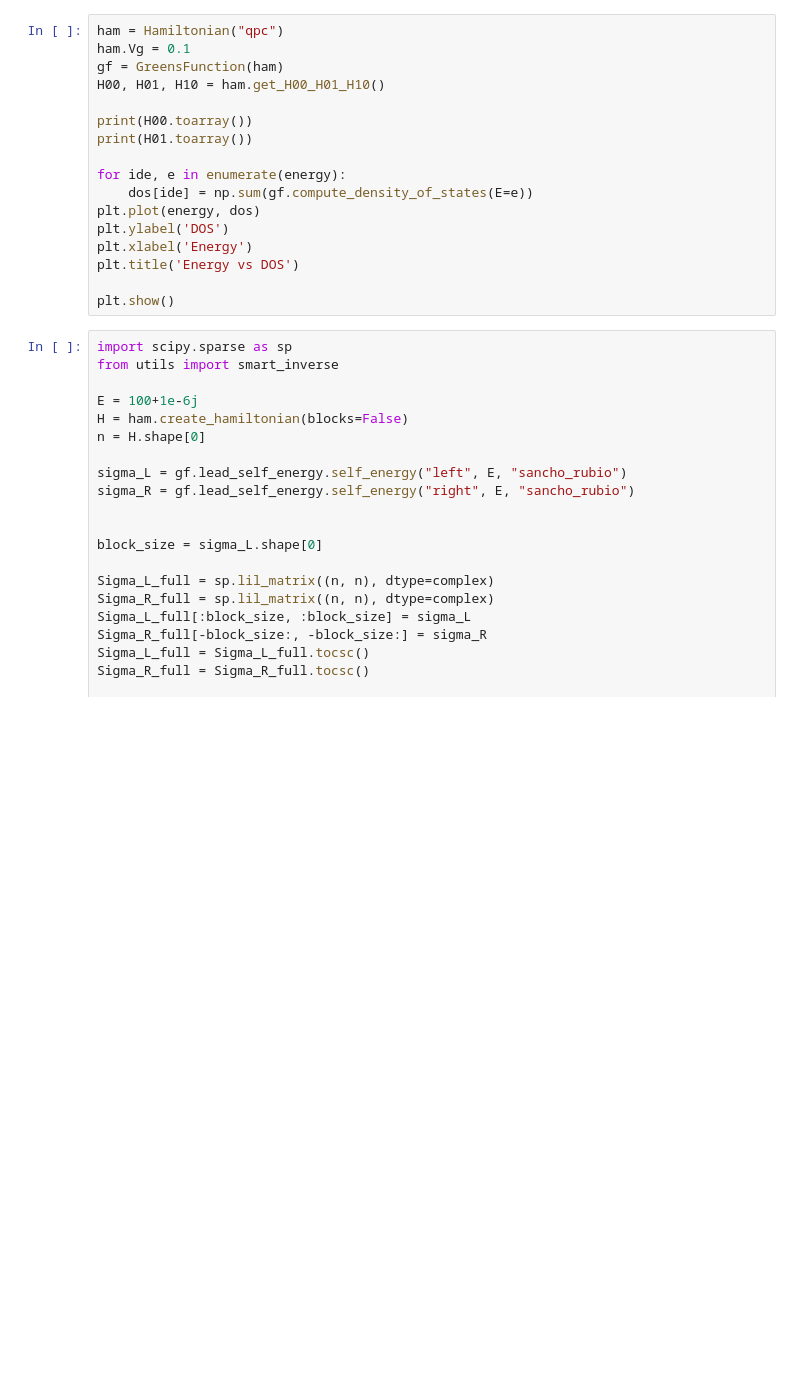
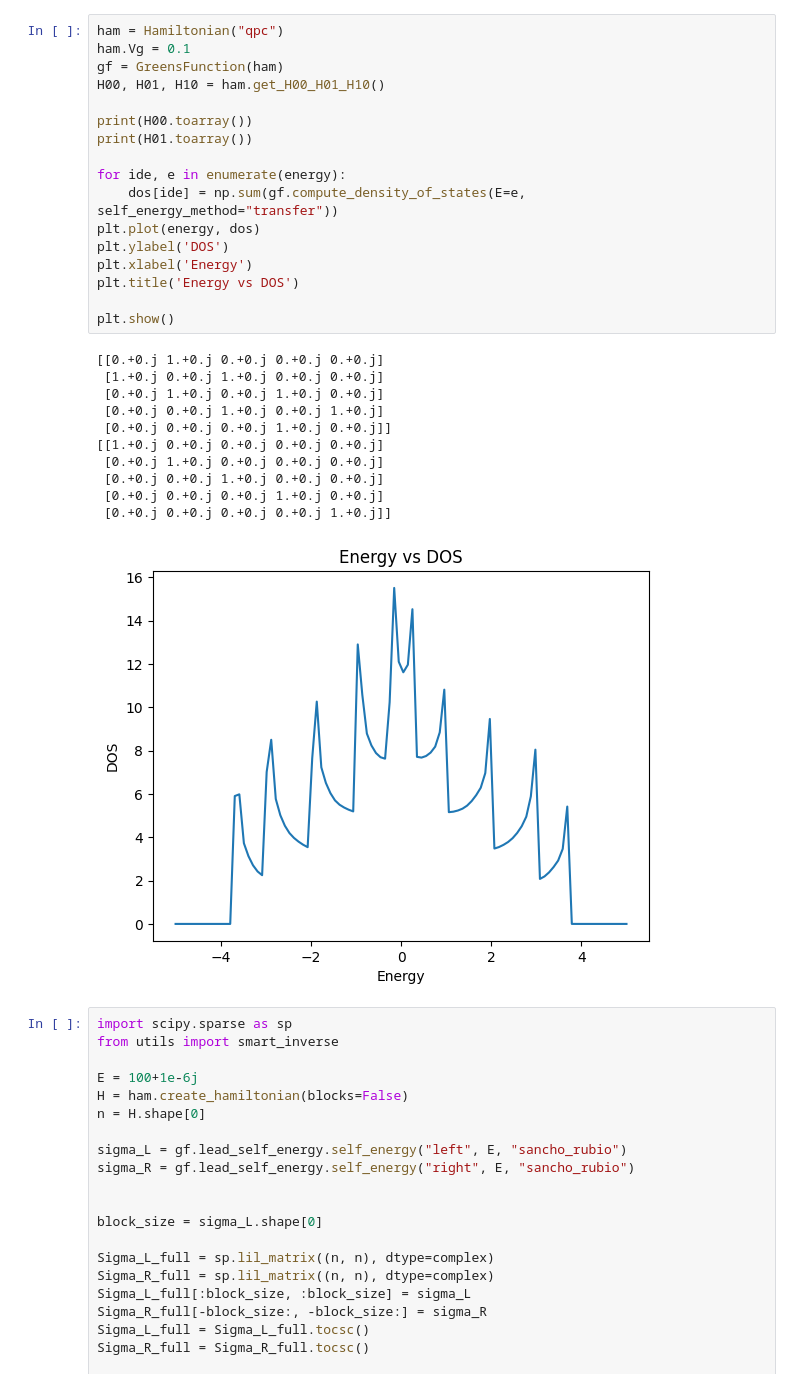
Before and after one commit to nandandiwan/transistorNEGF, a Jupyter notebook: src/test_systems/test.ipynb, the cells around one changed output. Saved outputs shown, nothing was run; the diff lists cells and outputs as text; blank space fills up the shorter version.

```diff
--- a/src/test_systems/test.ipynb
+++ b/src/test_systems/test.ipynb
@@ -32,20 +48,32 @@ plt.show()
 # %%
 ham = Hamiltonian("qpc")
 ham.Vg = 0.1
 gf = GreensFunction(ham)
 H00, H01, H10 = ham.get_H00_H01_H10()
 
 print(H00.toarray())
 print(H01.toarray())
 
 for ide, e in enumerate(energy):
-    dos[ide] = np.sum(gf.compute_density_of_states(E=e))
+    dos[ide] = np.sum(gf.compute_density_of_states(E=e, self_energy_method="transfer"))
 plt.plot(energy, dos)
 plt.ylabel('DOS')
 plt.xlabel('Energy')
 plt.title('Energy vs DOS')
 
 plt.show()
+# %% [output]
+[[0.+0.j 1.+0.j 0.+0.j 0.+0.j 0.+0.j]
+ [1.+0.j 0.+0.j 1.+0.j 0.+0.j 0.+0.j]
+ [0.+0.j 1.+0.j 0.+0.j 1.+0.j 0.+0.j]
+ [0.+0.j 0.+0.j 1.+0.j 0.+0.j 1.+0.j]
+ [0.+0.j 0.+0.j 0.+0.j 1.+0.j 0.+0.j]]
+[[1.+0.j 0.+0.j 0.+0.j 0.+0.j 0.+0.j]
+ [0.+0.j 1.+0.j 0.+0.j 0.+0.j 0.+0.j]
+ [0.+0.j 0.+0.j 1.+0.j 0.+0.j 0.+0.j]
+ [0.+0.j 0.+0.j 0.+0.j 1.+0.j 0.+0.j]
+ [0.+0.j 0.+0.j 0.+0.j 0.+0.j 1.+0.j]]
+[figure, added]
 # %%
 import scipy.sparse as sp
 from utils import smart_inverse
```
Also changed, not shown: parts of 14 cells of this notebook, 6 other files.
